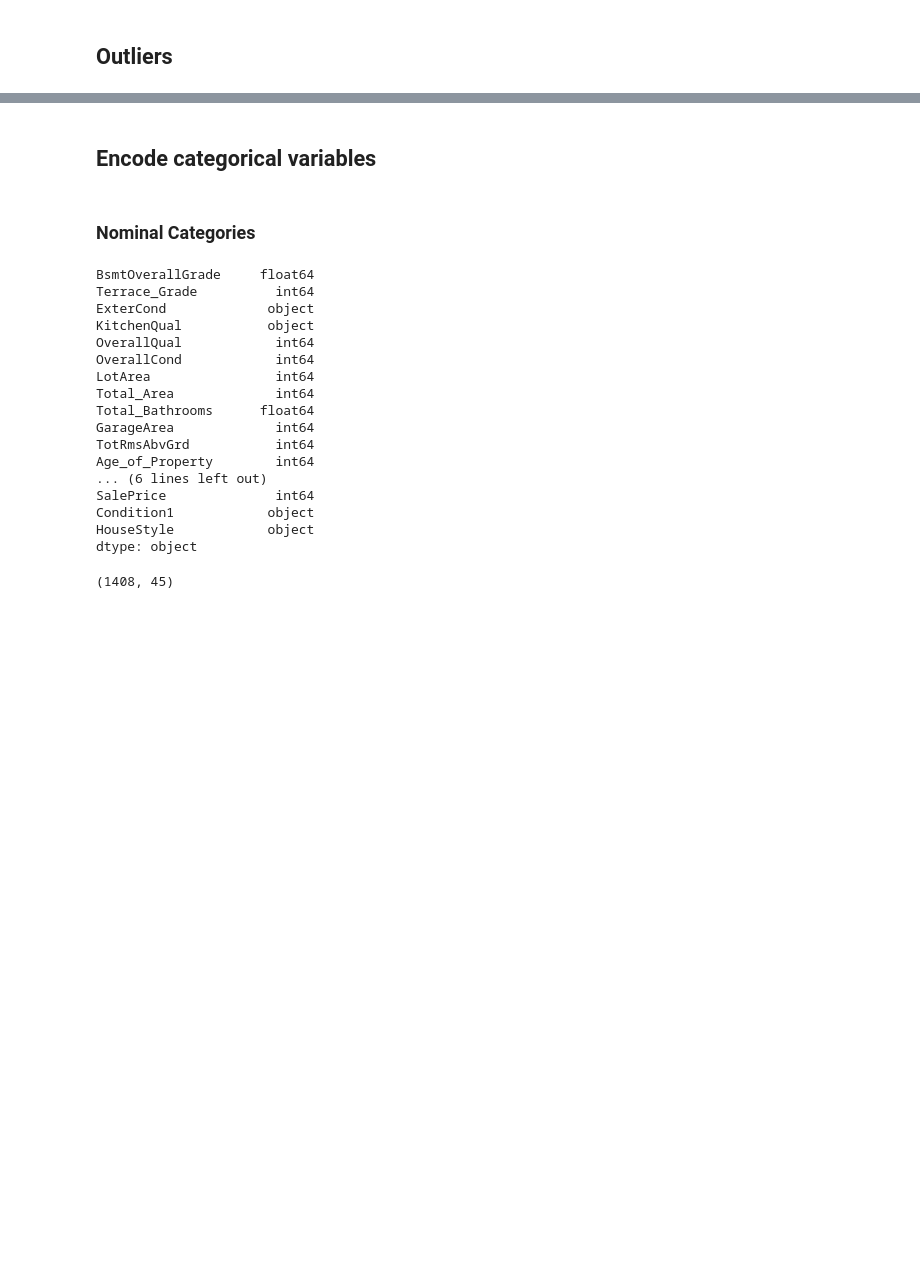
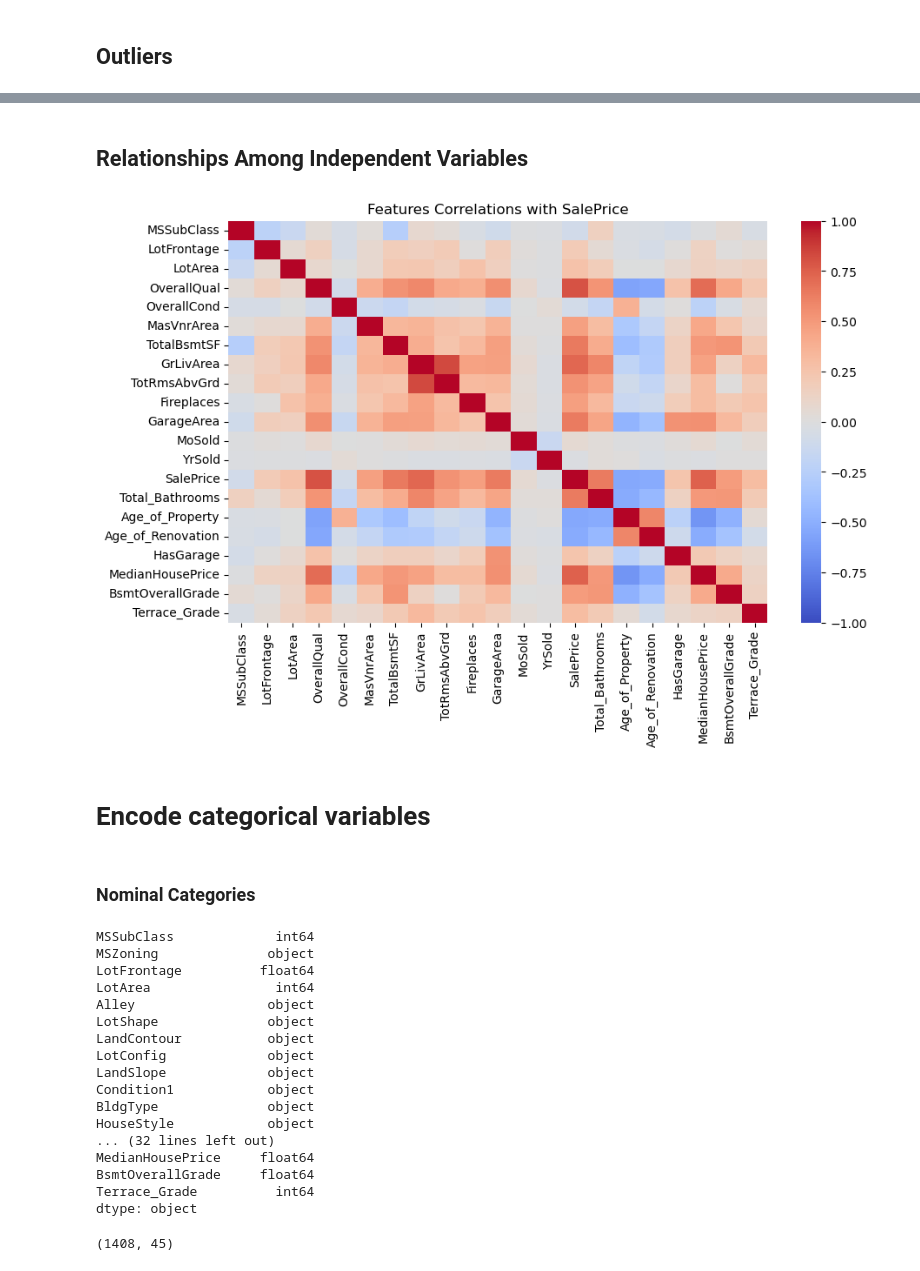
Before and after one commit to fatih-ml/House-price-prediction-ensemble-models-feature-engineering, a Jupyter notebook: V2_housing_price_model.ipynb, the cells around one changed output, grey strips where cells are left out. Saved outputs shown, nothing was run; the diff lists cells and outputs as text; code cells hidden in the pictures; blank space fills up the shorter version.

```diff
--- a/V2_housing_price_model.ipynb
+++ b/V2_housing_price_model.ipynb
@@ -501,0 +325,3 @@ but since skewness is low, thanks to removing the outliers, i will go on without
+# %%
+df7 = df6.drop(columns=drop_col_for_ANOVA)
+print(df6.shape, ' ---> ', df7.shape)
@@ -501,0 +341,3 @@ but since skewness is low, thanks to removing the outliers, i will go on without
+# %%
+categorical_columns = df7.select_dtypes(include='object').columns
+categorical_columns
@@ -501,0 +360,13 @@ but since skewness is low, thanks to removing the outliers, i will go on without
+# %%
+df_encoded_temporary = pd.get_dummies(df7[categorical_columns], drop_first=True)
+# %%
+df_encoded_temporary['SalePrice'] = df7['SalePrice']
+target_column = 'SalePrice'
+corr_matrix = df_encoded_temporary.corr()
+corr_with_target = corr_matrix[target_column].apply(np.abs).sort_values(ascending=False)
+
+corr_with_target.nlargest(20)
+# plt.figure(figsize=(10, 60))
+# sns.heatmap(corr_with_target.to_frame(), annot=True, cmap='coolwarm', cbar=True, vmin=-1, vmax=1)
+# plt.title(f'Features Correlations with {target_column}')
+# plt.show()
@@ -502,26 +391,35 @@ but since skewness is low, thanks to removing the outliers, i will go on without
+# %% [markdown]
+## Relationships Among Independent Variables
+# %%
+plt.figure(figsize=(10, 6))
+sns.heatmap(corr_matrix, cmap='coolwarm', cbar=True, vmin=-1, vmax=1)
+plt.title(f'Features Correlations with {target_column}')
+plt.show()
+# %% [output]
+[figure, added]
 # %% [markdown]
-## Encode categorical variables
+# Encode categorical variables
 # %% [markdown]
 ### Nominal Categories
 # %%
-df10.dtypes
+df5.dtypes
 # %% [output]
+MSSubClass             int64
+MSZoning              object
+LotFrontage          float64
+LotArea                int64
+Alley                 object
+LotShape              object
+LandContour           object
+LotConfig             object
+LandSlope             object
+Condition1            object
+BldgType              object
+HouseStyle            object
+... (32 lines left out)
+MedianHousePrice     float64
 BsmtOverallGrade     float64
 Terrace_Grade          int64
-ExterCond             object
-KitchenQual           object
-OverallQual            int64
-OverallCond            int64
-LotArea                int64
-Total_Area             int64
-Total_Bathrooms      float64
-GarageArea             int64
-TotRmsAbvGrd           int64
-Age_of_Property        int64
-... (6 lines left out)
-SalePrice              int64
-Condition1            object
-HouseStyle            object
 dtype: object
 # %%
 nominal_categories = ['MSZoning', 'Condition1', 'HouseStyle', 'SaleCondition']
```
Also changed, not shown: parts of 109 cells of this notebook, 1 other file.
